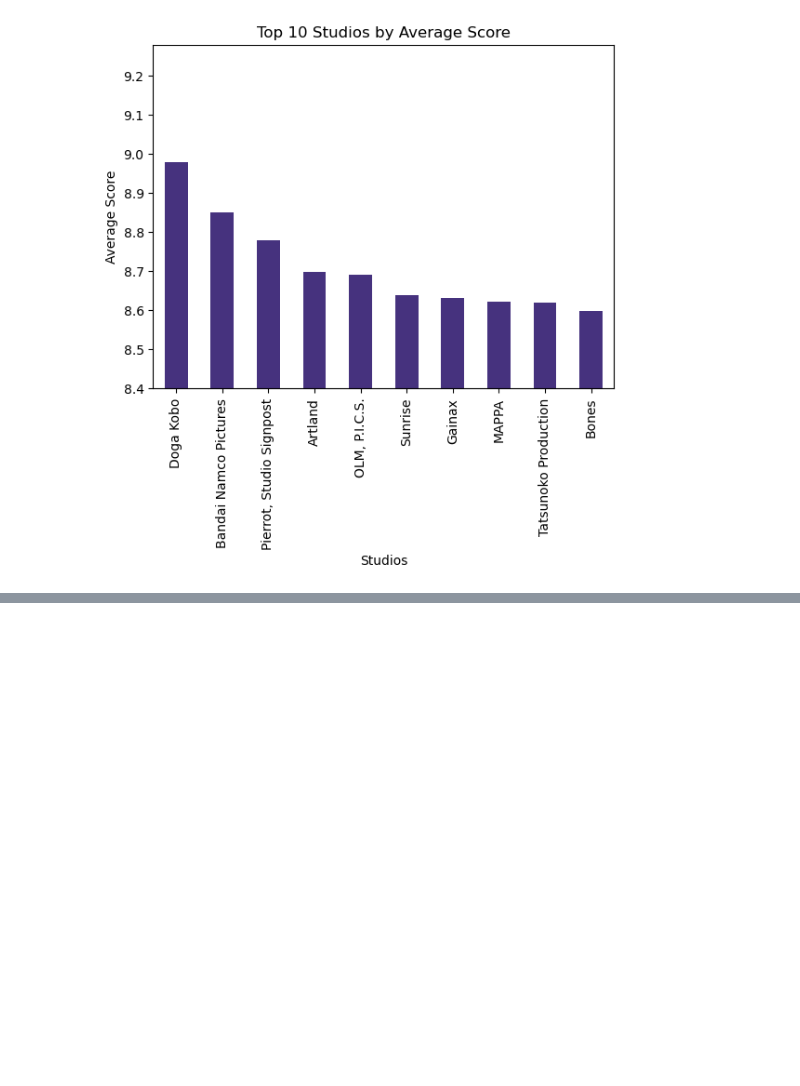
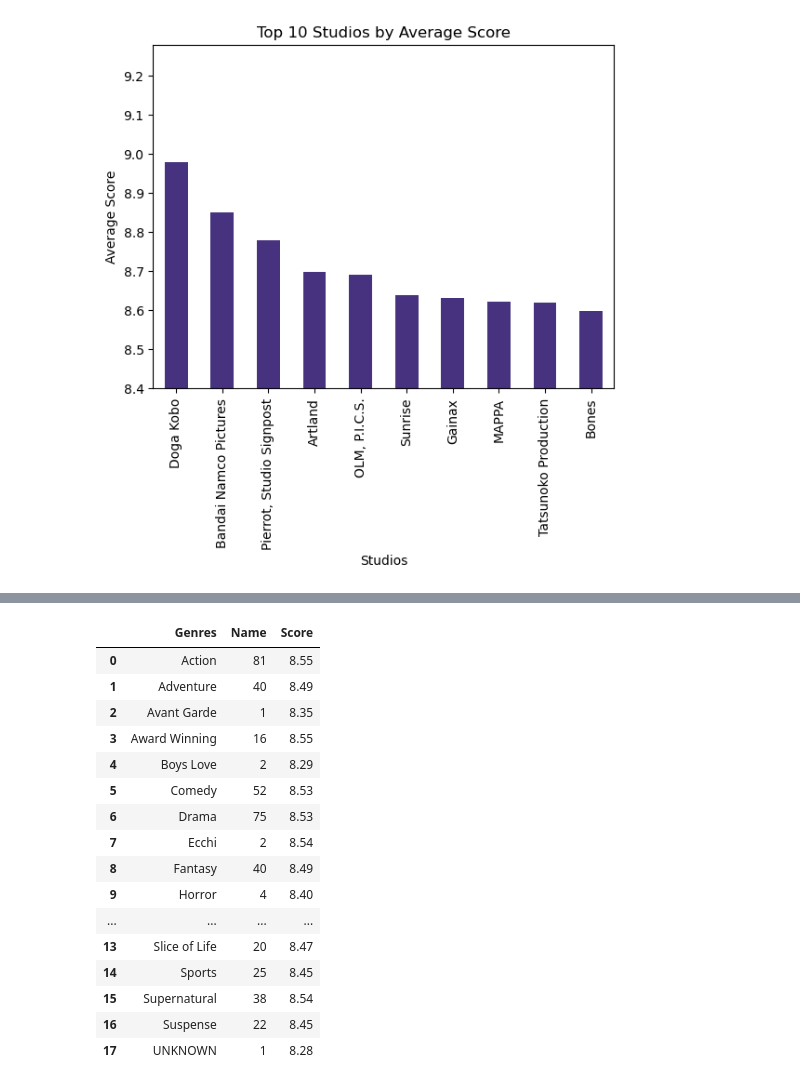
Before and after one commit to santiago20342/python-coruse, a Jupyter notebook: Projects/analysis/kira_anime.ipynb, the cells around one changed output, grey strips where cells are left out. Cells and saved outputs as stored; diff of their text form; code cells hidden in the pictures; blank space fills up the shorter version.

```diff
--- a/Projects/analysis/kira_anime.ipynb
+++ b/Projects/analysis/kira_anime.ipynb
@@ -506,0 +523,22 @@ data[['Name', 'Score', 'Rank']].head(10)
+# %%
+#groups  by studios to get a counter of the number of anime produced by each studio and and the average score
+genre_ranking = data_ranking_exploded.groupby('Genres').agg({'Name': 'count', 'Score': 'mean'}).reset_index()
+genre_ranking
+# %% [output]
+|  | Genres | Name | Score |
+| 0 | Action | 81 | 8.55 |
+| 1 | Adventure | 40 | 8.49 |
+| 2 | Avant Garde | 1 | 8.35 |
+| 3 | Award Winning | 16 | 8.55 |
+| 4 | Boys Love | 2 | 8.29 |
+| 5 | Comedy | 52 | 8.53 |
+| 6 | Drama | 75 | 8.53 |
+| 7 | Ecchi | 2 | 8.54 |
+| 8 | Fantasy | 40 | 8.49 |
+| 9 | Horror | 4 | 8.40 |
+| ... | ... | ... | ... |
+| 13 | Slice of Life | 20 | 8.47 |
+| 14 | Sports | 25 | 8.45 |
+| 15 | Supernatural | 38 | 8.54 |
+| 16 | Suspense | 22 | 8.45 |
+| 17 | UNKNOWN | 1 | 8.28 |
```
Also changed, not shown: parts of 8 cells of this notebook, 1 other file.
